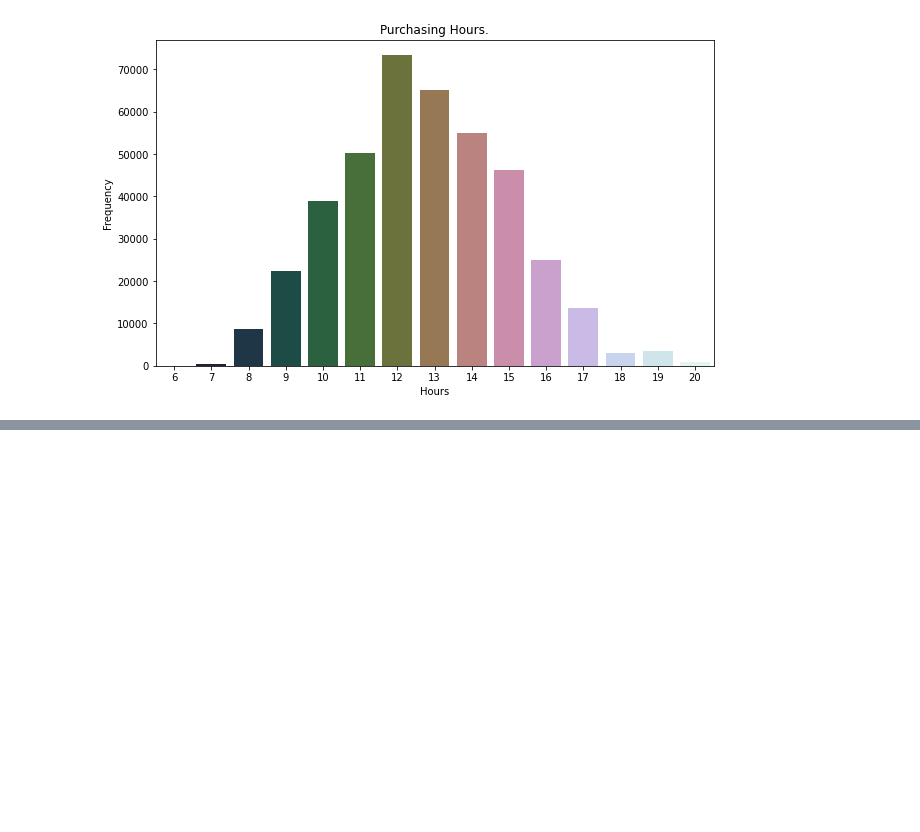
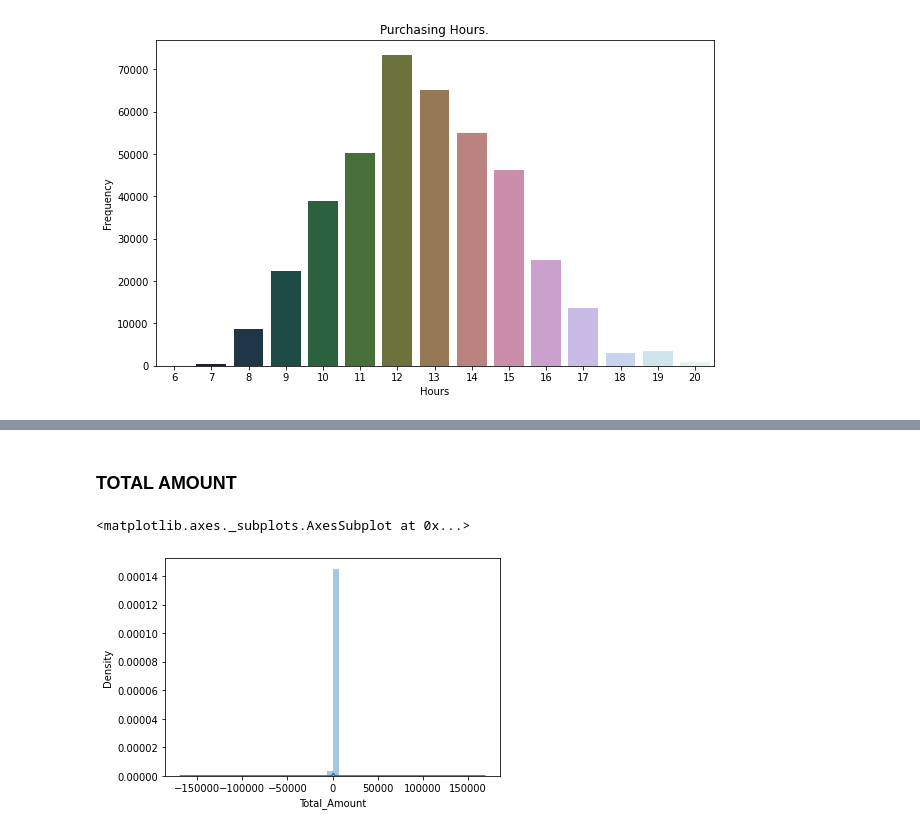
Before and after one commit to Mdanish2020/Customer_Segmentation_Project, a Jupyter notebook: Online_Retail_Customer_Segmentation_Capstone_Project.ipynb, the cells around one changed output, grey strips where cells are left out. Drawn from its saved outputs; the diff is of its cells as text; code cells hidden in the pictures; blank space fills up the shorter version.

```diff
--- a/Online_Retail_Customer_Segmentation_Capstone_Project.ipynb
+++ b/Online_Retail_Customer_Segmentation_Capstone_Project.ipynb
@@ -327,0 +407,7 @@ Text(0.5, 1.0, 'Purchasing Hours.')
+# %% [markdown]
+### **TOTAL AMOUNT**
+# %%
+sns.distplot(customer_data['Total_Amount'])
+# %% [output]
+<matplotlib.axes._subplots.AxesSubplot at 0x...>
+[figure, added]
```
Also changed, not shown: parts of 30 cells of this notebook.
